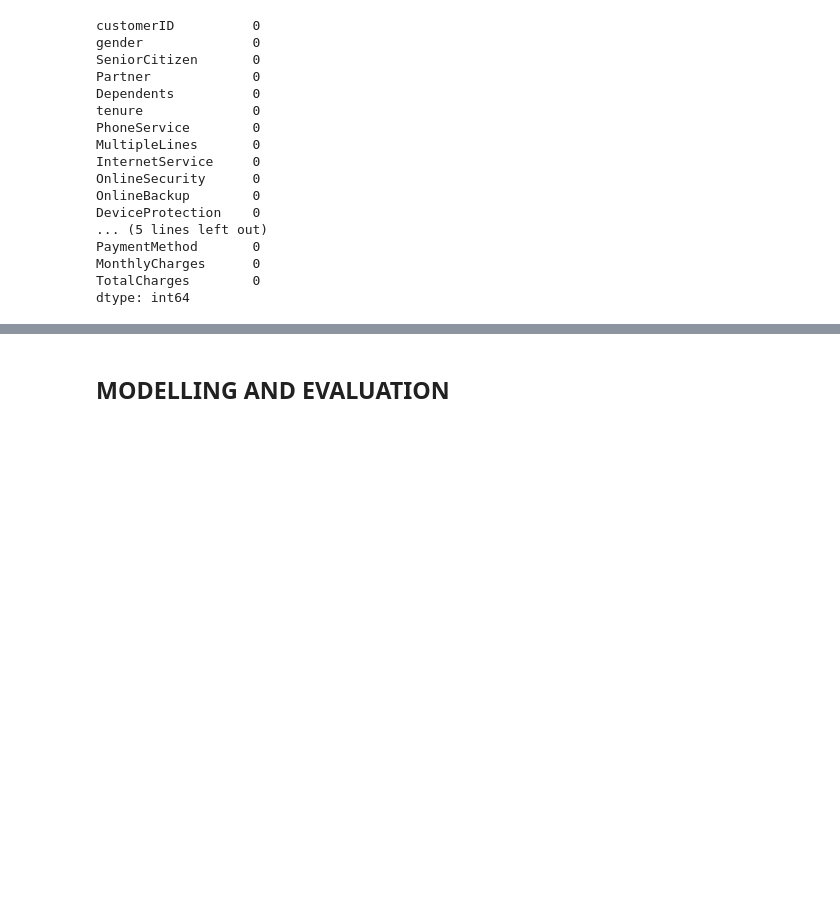
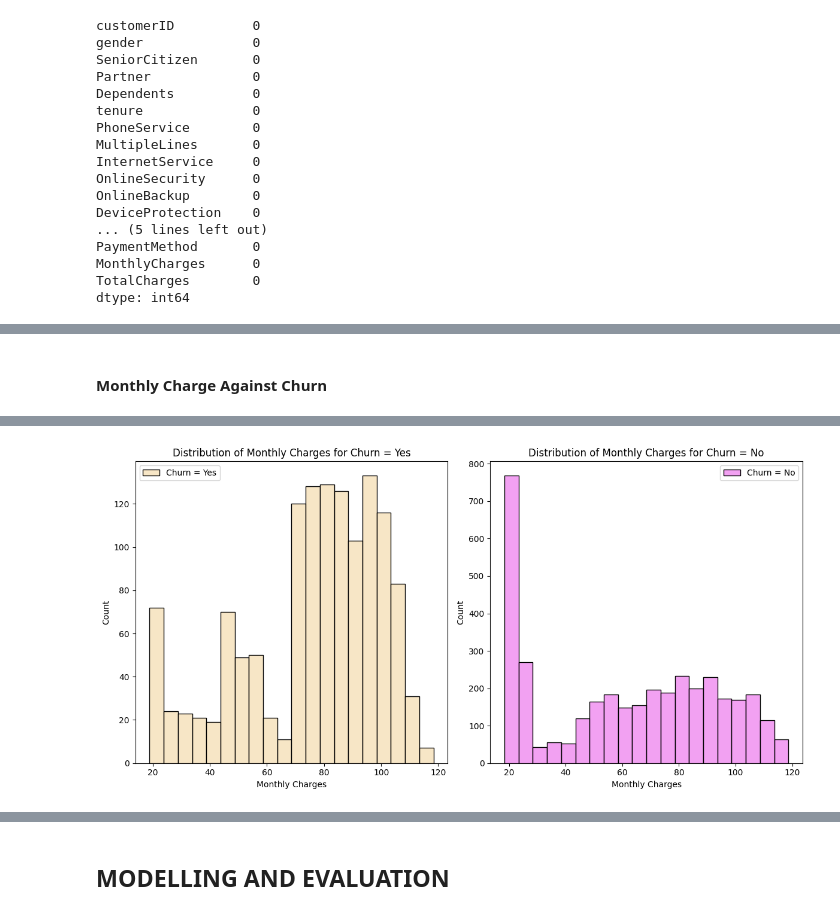
Before and after one commit to Wisdom-EdemD-rah/Customer-Churn-Prediction-and-Analysis, a Jupyter notebook: notebooks/main.ipynb, the cells around one changed output, grey strips where cells are left out. Saved outputs shown, nothing was run; the diff lists cells and outputs as text; code cells hidden in the pictures; blank space fills up the shorter version.

```diff
--- a/notebooks/main.ipynb
+++ b/notebooks/main.ipynb
@@ -1432,0 +1489,35 @@ dtype: int64
+# %% [markdown]
+#### **Monthly Charge Against Churn**
+# %%
+#Create a histogram
+fig = px.histogram(df_merged, x="MonthlyCharges", color="Churn", nbins=20,
+                   title="Distribution of Monthly Charges by Churn",
+                   labels={"Monthly Charges": "Monthly Charges", "Churn": "Churn"})
+
+#Display the plot
+fig.show()
+
+#Create subplots
+fig, axes = plt.subplots(1, 2, figsize=(12, 6))
+
+#Create histograms for Churn = Yes and Churn = No
+sns.histplot(data=df_merged[df_merged["Churn"] == "Yes"], x="MonthlyCharges", bins=20, ax=axes[0], color="wheat", label="Churn = Yes")
+sns.histplot(data=df_merged[df_merged["Churn"] == "No"], x="MonthlyCharges", bins=20, ax=axes[1], color="violet", label="Churn = No")
+
+#Add labels and title to each subplot
+axes[0].set_xlabel("Monthly Charges")
+axes[0].set_ylabel("Count")
+axes[0].set_title("Distribution of Monthly Charges for Churn = Yes")
+axes[0].legend()
+
+axes[1].set_xlabel("Monthly Charges")
+axes[1].set_ylabel("Count")
+axes[1].set_title("Distribution of Monthly Charges for Churn = No")
+axes[1].legend()
+
+#Adjust layout
+plt.tight_layout()
+
+#Show the plot
+plt.show()
+# %% [output]
@@ -1432,0 +1525 @@ dtype: int64
+[figure, added]
```
Also changed, not shown: parts of 51 cells of this notebook.
